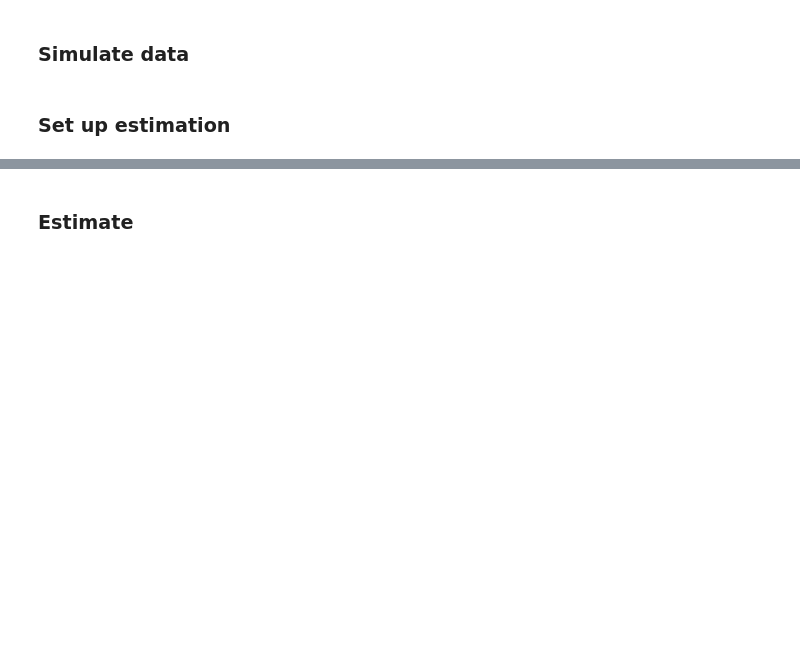
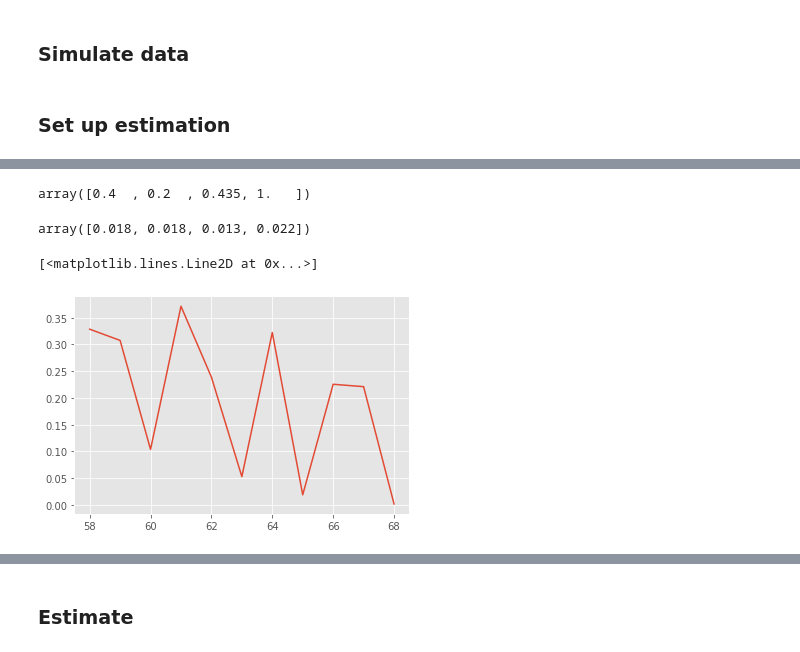
Before and after one commit to mathiassunesen/Speciale_retirement, a Jupyter notebook: Main/MSM_sim.ipynb, the cells around one changed output, grey strips where cells are left out. Saved outputs shown, nothing was run; the diff lists cells and outputs as text; code cells hidden in the pictures; blank space fills up the shorter version.

```diff
--- a/Main/MSM_sim.ipynb
+++ b/Main/MSM_sim.ipynb
@@ -19,0 +23,2 @@ import matplotlib.pyplot as plt
+# %%
+SMD.load_est('single')
@@ -44,8 +54,8 @@ Couple = RetirementClass(couple=True, simN=int(1e6), simT=68-53+1)
 Couple.solve()
 Couple.simulate()
 # %%
-mom_data = SMD.MomFunCouple(Couple)
-boot = SMD.MomFunCouple(Couple,bootstrap=True,B=200)
+mom_data = SMD.MomFunCouple_agg(Couple)
+boot = SMD.MomFunCouple_agg(Couple,bootstrap=True,B=200)
 # %%
 Omega = np.cov(boot.T)
 weight = 1/np.sqrt(np.diag(Omega))
@@ -59,15 +72,15 @@ Couple.solve(recompute=True)
 # %%
 # function to generate moments
 def mom_fun(Couple):
-    return SMD.MomFunCouple(Couple)
+    return SMD.MomFunCouple_agg(Couple)
 # %%
 par = Couple.par
 
 #true = np.array([par.alpha_0_male, par.alpha_0_female, par.phi_0_male, par.phi_1])
 #est_par = ["alpha_0_male", "alpha_0_female", "phi_0_male", "phi_1"]
 
-true = np.array([par.alpha_0_male, par.alpha_0_female, par.alpha_1, par.phi_0_male])
-est_par = ["alpha_0_male", "alpha_0_female", "alpha_1", "phi_0_male"]
+true = np.array([par.alpha_0_male, par.alpha_0_female, par.sigma_eta, par.phi_0_male])
+est_par = ["alpha_0_male", "alpha_0_female", "sigma_eta", "phi_0_male"]
 
 #true = np.array([par.alpha_0_male, par.alpha_0_female, par.alpha_1, par.sigma_eta, par.phi_0_male, par.phi_1])
 #true = [par.alpha_0_male, par.alpha_0_female, par.phi_0_male]
@@ -83,0 +100,13 @@ obj(true): 0.011846108122174442
+# %%
+true
+# %% [output]
+array([0.4  , 0.2  , 0.435, 1.   ])
+# %%
+np.round(smd.std,3)
+# %% [output]
+array([0.018, 0.018, 0.013, 0.022])
+# %%
+plt.plot(np.arange(58,69),abs(smd.sens1[0,11:22]))
+# %% [output]
+[<matplotlib.lines.Line2D at 0x...>]
+[figure, added]
```
Also changed, not shown: parts of 15 cells of this notebook, 46 other files.
